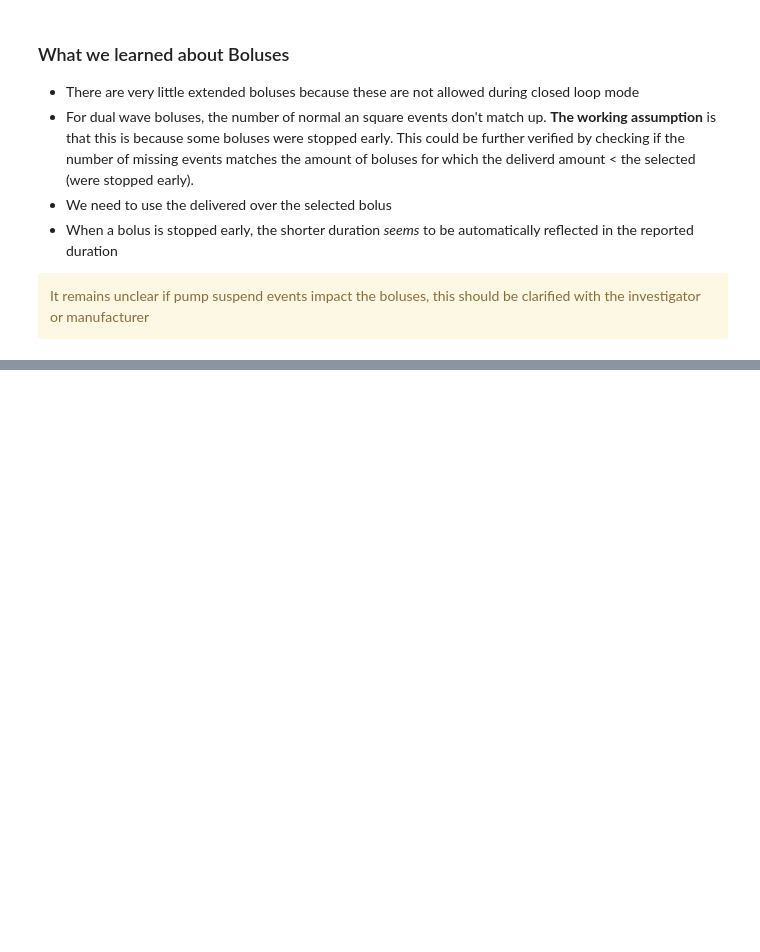
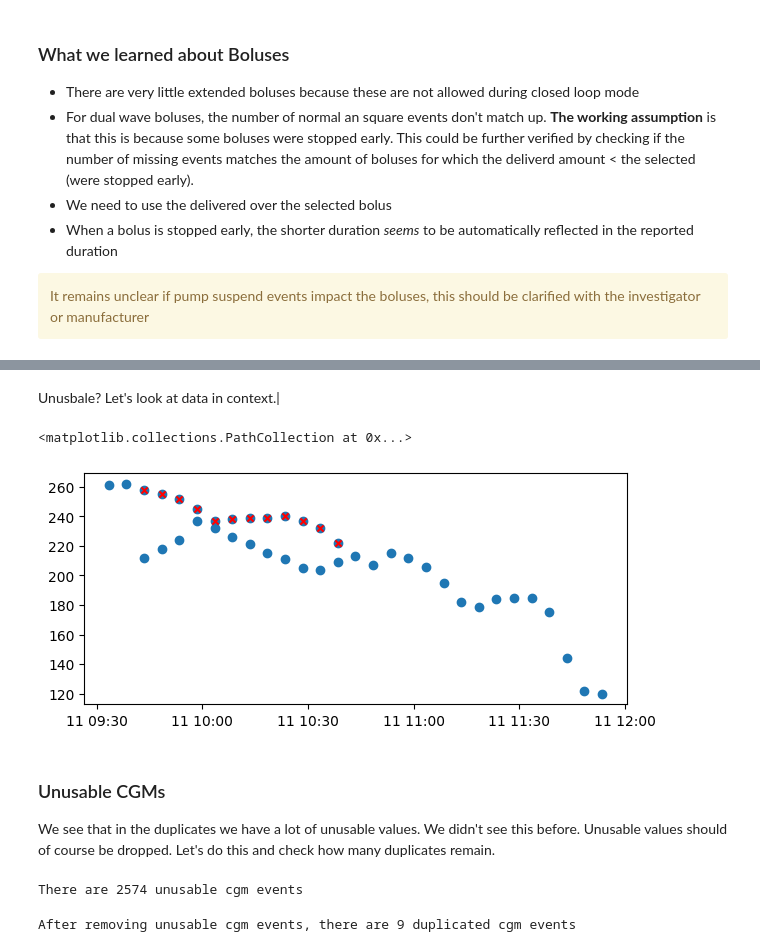
Before and after one commit to nudgebg/egvinsulin, a Jupyter notebook: notebooks/understand-flair-dataset/understand-flair-dataset.ipynb, the cells around one changed output, grey strips where cells are left out. Drawn from its saved outputs; the diff is of its cells as text; code cells hidden in the pictures; blank space fills up the shorter version.

```diff
--- a/notebooks/understand-flair-dataset/understand-flair-dataset.ipynb
+++ b/notebooks/understand-flair-dataset/understand-flair-dataset.ipynb
@@ -1149,0 +1192,27 @@ Name: count, dtype: int64
+# %% [markdown]
+Unusbale? Let's look at data in context.|
+# %%
+# use index 4069210 as an example
+x = pandas_helper.extract_surrounding_rows(df_cgm, 4069210, 20,sort_by=['PtID','DateTime']).dropna(how='all',axis=1)
+#display(x.dropna(how='all',axis=1))
+plt.figure(figsize=(7,3));ax=plt.gca()
+
+ax.scatter(x.datetime, x.CGM, marker='o')
+
+unusable = x[x.Unusuable]
+ax.scatter(unusable.datetime, unusable.CGM, color='red', marker='x', s=20)
+# %% [output]
+<matplotlib.collections.PathCollection at 0x...>
+[figure, added]
+# %% [markdown]
+### Unusable CGMs
+We see that in the duplicates we have a lot of unusable values. We didn't see this before. Unusable values should of course be dropped. Let's do this and check how many duplicates remain.
+# %%
+print(f"There are {df_cgm.Unusuable.sum()} unusable cgm events")
+# %% [output]
+There are 2574 unusable cgm events
+# %%
+df_cgm = df_cgm[~df_cgm.Unusuable]
+print(f"After removing unusable cgm events, there are {df_cgm.duplicated(subset=['PtID','datetime']).sum()} duplicated cgm events")
+# %% [output]
+After removing unusable cgm events, there are 9 duplicated cgm events
```
Also changed, not shown: parts of 15 cells of this notebook, 3 other files.
